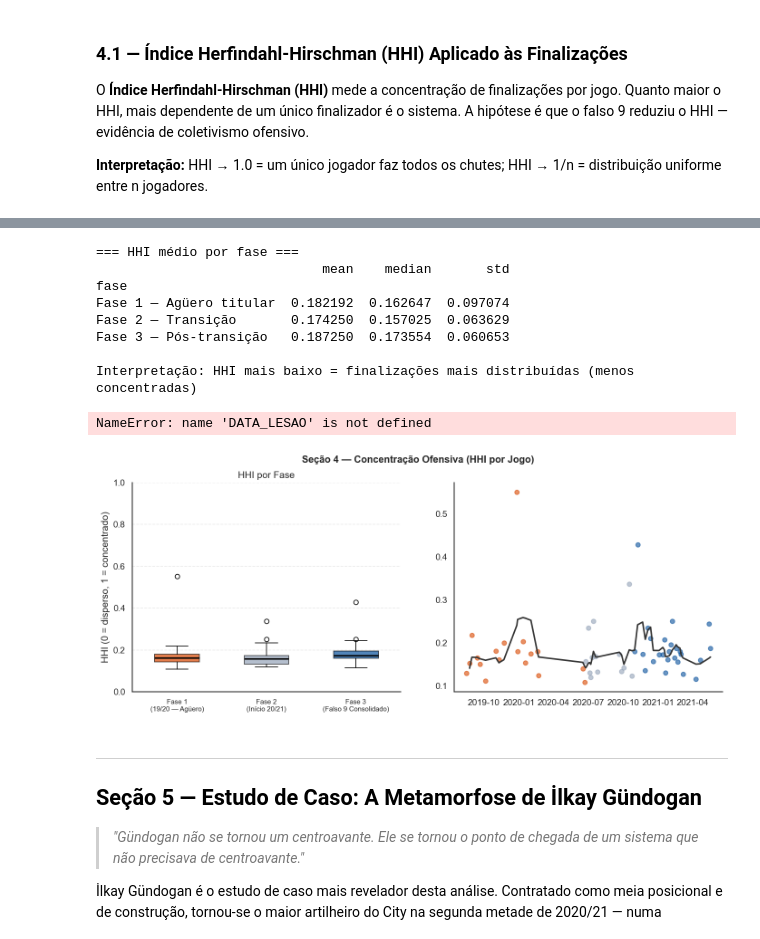
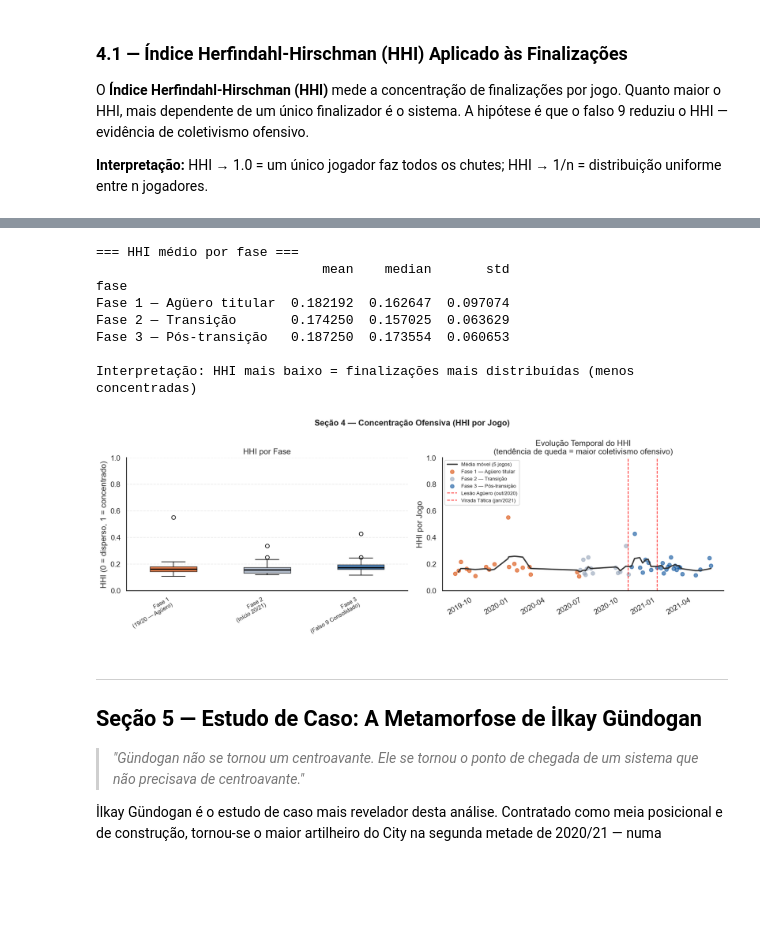
Before and after one commit to carolabdu/futebol-analise, a Jupyter notebook: Analise_City_19_20_20_21_completo.ipynb, the cells around one changed output, grey strips where cells are left out. Cells and saved outputs as stored; diff of their text form; code cells hidden in the pictures; blank space fills up the shorter version.

```diff
--- a/Analise_City_19_20_20_21_completo.ipynb
+++ b/Analise_City_19_20_20_21_completo.ipynb
@@ -453,6 +854,7 @@ for p in all_players_sorted:
 # %% [markdown]
 ### 3.2 — Análise por Grupo Posicional
 # %%
+import unicodedata as _ud19
 position_map = {
     'Ederson': 'Goleiro', 'Zack Steffen': 'Goleiro',
     'Kyle Walker': 'Defensor', 'João Cancelo': 'Defensor',
@@ -460,6 +862,7 @@ position_map = {
     'John Stones': 'Defensor', 'Aymeric Laporte': 'Defensor',
     'Nathan Aké': 'Defensor', 'Eric García': 'Defensor',
     'Oleksandr Zinchenko': 'Defensor',
+    'Nicolás Otamendi': 'Defensor', 'Nicolas Otamendi': 'Defensor',
     'Fernandinho': 'Meio-Campista', 'Rodri': 'Meio-Campista',
     'Ilkay Gündogan': 'Meio-Campista', 'Kevin De Bruyne': 'Meio-Campista',
     'Bernardo Silva': 'Meio-Campista', 'Phil Foden': 'Meio-Campista',
@@ -470,7 +873,29 @@ position_map = {
     'Leroy Sané': 'Atacante',
 }
 
-mc_shots['position_group'] = mc_shots['player'].map(position_map).fillna('Outro')
+def _norm19(s):
+    return ''.join(c for c in _ud19.normalize('NFD', s) if _ud19.category(c) != 'Mn').lower()
+
+_pos_norm19 = {_norm19(k): v for k, v in position_map.items()}
+
+def _map_position(player):
+    v = position_map.get(player)
+    if v: return v
+    v = _pos_norm19.get(_norm19(player))
+    if v: return v
+    last = _norm19(player).split(' ')[-1]
+    for k, v in _pos_norm19.items():
+        if k.split(' ')[-1] == last: return v
+    return 'Outro'
+
+mc_shots['position_group'] = mc_shots['player'].apply(_map_position)
+
+# Diagnóstico — mostrar quem virou 'Outro'
+outros = mc_shots[mc_shots['position_group'] == 'Outro']['player'].unique()
+if len(outros):
+    print(f"Classificados como 'Outro' ({len(outros)}): {list(outros)}")
+else:
+    print("Nenhum jogador classificado como 'Outro'. ✓")
 
 fase_compare = mc_shots[mc_shots['fase'].isin([fase1_label, fase3_label])].copy()
 shots_by_pos = (
@@ -479,7 +904,7 @@ shots_by_pos = (
     .reset_index(name='shots')
 )
 shots_by_pos['shots_per_game'] = shots_by_pos.apply(
-    lambda r: r['shots'] / g1 if r['fase'] == 'Fase 1 — Referência 19/20' else r['shots'] / g3,
+    lambda r: r['shots'] / g1 if r['fase'] == fase1_label else r['shots'] / g3,
     axis=1
 )
 shots_by_pos['pct'] = shots_by_pos['shots'] / shots_by_pos.groupby('fase')['shots'].transform('sum') * 100
@@ -490,8 +915,8 @@ shots_by_pos['position_group'] = pd.Categorical(
     shots_by_pos['position_group'], categories=pos_order_vis, ordered=True
 )
 
-f1_col = 'Fase 1 — Agüero titular'
-f3_col = 'Fase 3 — Pós-transição'
+f1_col = fase1_label
+f3_col = fase3_label
 
 pivot_vol = shots_by_pos.pivot(index='position_group', columns='fase', values='shots_per_game').fillna(0)
 pivot_pct = shots_by_pos.pivot(index='position_group', columns='fase', values='pct').fillna(0)
@@ -635,7 +1061,8 @@ for fase in fase_order:
     sub = hhi_trend[hhi_trend['fase'] == fase]
     ax2.scatter(sub['match_date'], sub['hhi'], color=cores_fase[fase], s=35, alpha=0.6, label=fase)
 
-# Linhas de marco temporal
+# Marcos temporais: lesão de Agüero (out/2020) e virada tática (jan/2021)
+DATA_LESAO = pd.Timestamp('2020-10-23')
 DATA_VIRADA = pd.Timestamp('2021-01-03')
 for data_linha, label in [
     (DATA_LESAO, 'Lesão Agüero (out/2020)'),
@@ -656,19 +1083,18 @@ plt.show()
                              grouping columns. This behavior is deprecated, and in a future version
                              of pandas the grouping columns will be excluded from the operation.
                              Either pass `include_groups=False` to exclude the groupings or
                              explicitly select the grouping columns after groupby to silence this
                              warning.
                                .apply(hhi)
 === HHI médio por fase ===
                              mean    median       std
 fase
 Fase 1 — Agüero titular  0.182192  0.162647  0.097074
 Fase 2 — Transição       0.174250  0.157025  0.063629
 Fase 3 — Pós-transição   0.187250  0.173554  0.060653
 
 Interpretação: HHI mais baixo = finalizações mais distribuídas (menos concentradas)
-NameError: name 'DATA_LESAO' is not defined
-[figure, old version]
+[figure, new version]
 # %% [markdown]
 ---
 ## Seção 5 — Estudo de Caso: A Metamorfose de İlkay Gündogan
```
Also changed, not shown: parts of 14 cells of this notebook.
